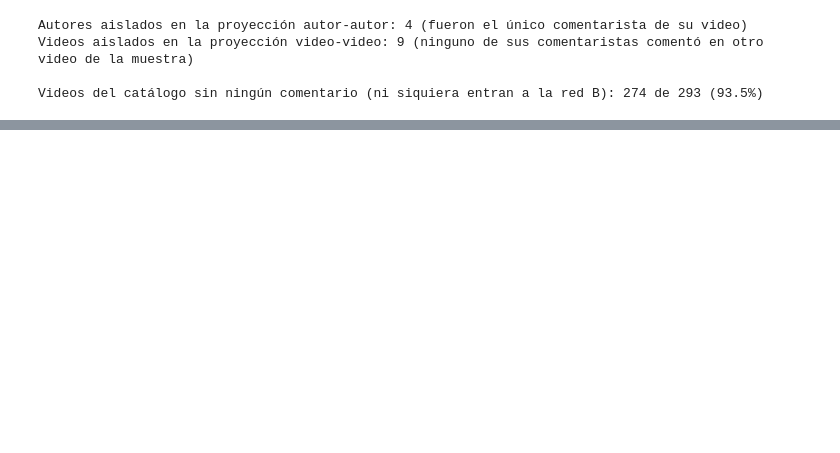
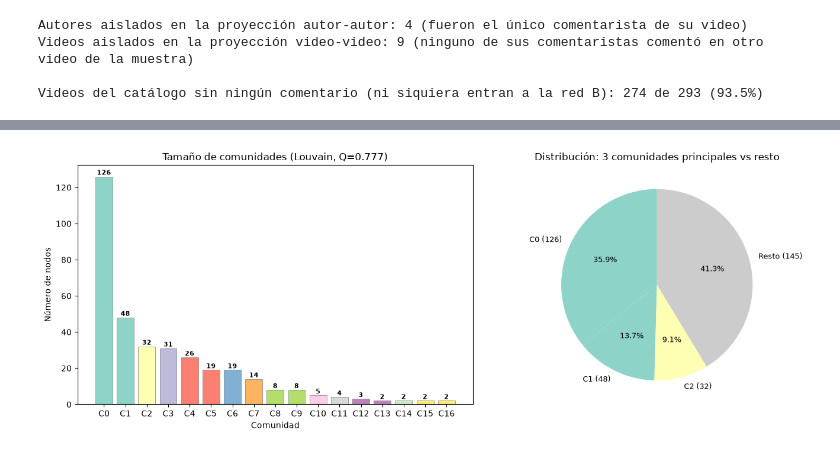
Before and after one commit to NESHGP04/Lab6-DS, a Jupyter notebook: red_bipartita_autor_video.ipynb, the cells around one changed output, grey strips where cells are left out. Cells and saved outputs as stored; diff of their text form; code cells hidden in the pictures; blank space fills up the shorter version.

Commit message:
feat: add lab guide and implement social network analysis visualizations and metrics

```diff
--- a/red_bipartita_autor_video.ipynb
+++ b/red_bipartita_autor_video.ipynb
@@ -567,0 +600,13 @@ Videos del catálogo sin ningún comentario (ni siquiera entran a la red B): 274
+# %%
+filas = []
+for i, c in enumerate(comunidades):
+    vids = [n for n in c if B.nodes[n]['bipartite'] == 'video']
+    n_autores = len(c) - len(vids)
+    titulos = ', '.join(B.nodes[v]['label'][:35] for v in vids)
+    filas.append({
+        'comunidad': i, 'tamano_total': len(c), 'n_videos': len(vids),
+        'n_autores': n_autores, 'videos': titulos,
+    })
+
+comunidades_df = pd.DataFrame(filas)
+comunidades_df
@@ -567,0 +632,33 @@ Videos del catálogo sin ningún comentario (ni siquiera entran a la red B): 274
+# %%
+# Visualización: tamaños de comunidades
+fig, axes = plt.subplots(1, 2, figsize=(14, 5))
+
+# Solo comunidades con >1 miembro
+comm_nontrivial = [(i, len(c)) for i, c in enumerate(comunidades) if len(c) > 1]
+labels_bar = [f'C{i}' for i, _ in comm_nontrivial]
+sizes_bar = [s for _, s in comm_nontrivial]
+
+colors_bar = plt.colormaps['Set3'](np.linspace(0, 1, len(comm_nontrivial)))
+
+axes[0].bar(labels_bar, sizes_bar, color=colors_bar, edgecolor='gray', linewidth=0.5)
+for j, (lbl, sz) in enumerate(zip(labels_bar, sizes_bar)):
+    axes[0].text(j, sz + 1, str(sz), ha='center', fontsize=8, fontweight='bold')
+axes[0].set_xlabel('Comunidad')
+axes[0].set_ylabel('Número de nodos')
+axes[0].set_title(f'Tamaño de comunidades (Louvain, Q={mod:.3f})')
+
+# Pie chart: 3 principales vs resto
+top3 = sizes_bar[:3]
+rest = sum(sizes_bar[3:]) + sum(1 for c in comunidades if len(c) <= 1)
+pie_labels = [f'C0 ({top3[0]})', f'C1 ({top3[1]})', f'C2 ({top3[2]})', f'Resto ({rest})']
+pie_sizes = top3 + [rest]
+pie_colors = list(colors_bar[:3]) + ['#cccccc']
+axes[1].pie(pie_sizes, labels=pie_labels, colors=pie_colors, autopct='%1.1f%%',
+            startangle=90, textprops={'fontsize': 9})
+axes[1].set_title('Distribución: 3 comunidades principales vs resto')
+
+plt.tight_layout()
+plt.savefig('data/comunidades_tamanos.png', dpi=150, bbox_inches='tight', facecolor='white')
+plt.show()
+# %% [output]
+[figure, added]
```
Also changed, not shown: parts of 26 cells of this notebook.
